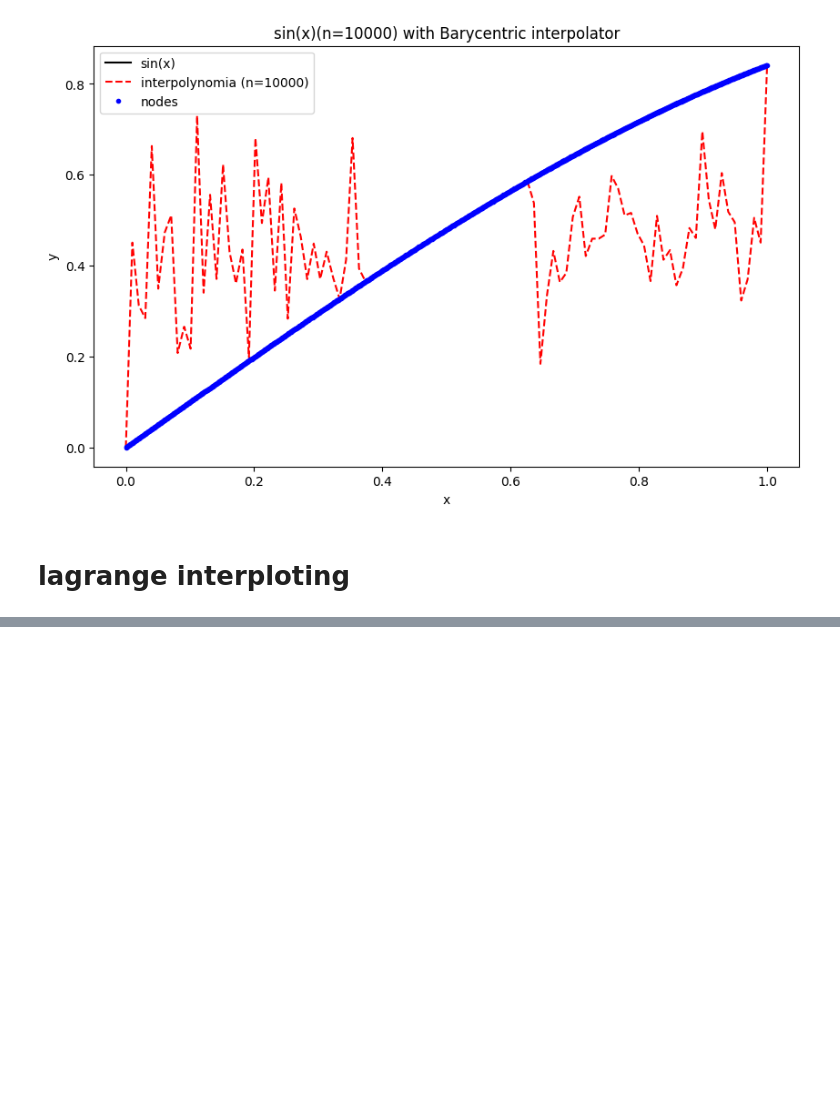
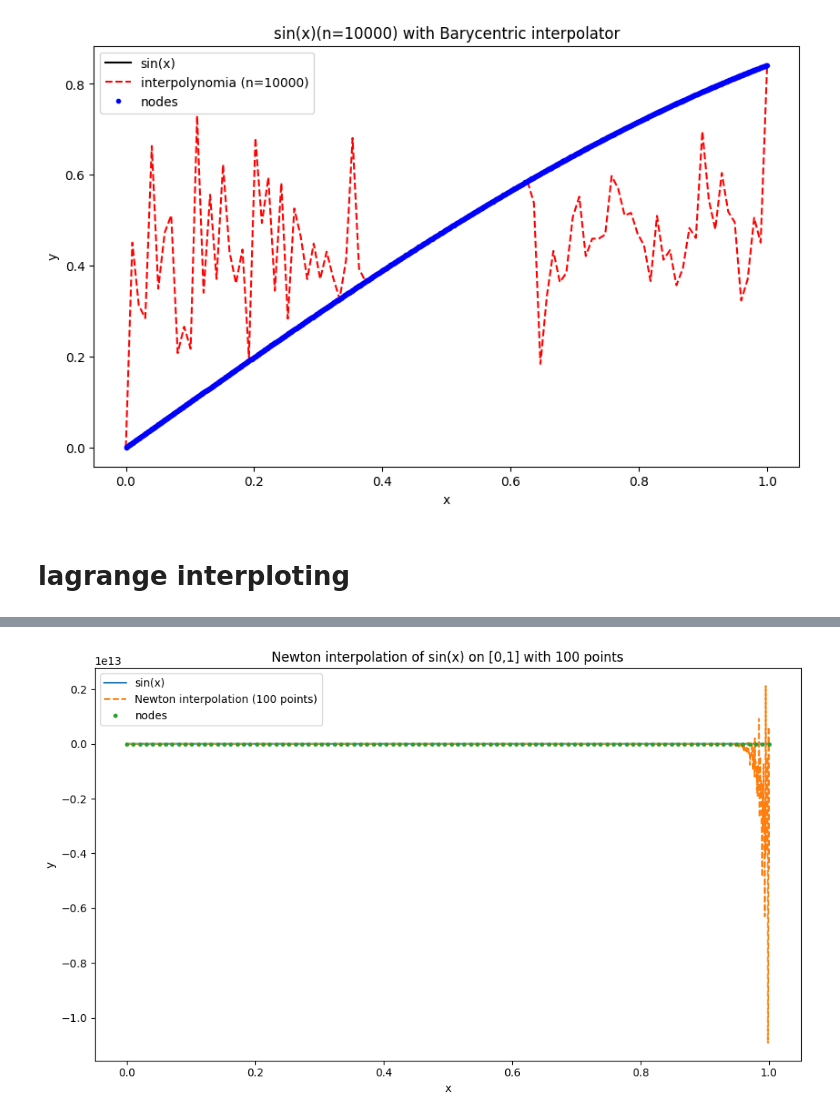
Before and after one commit to chenansc14-rgb/Chen-chung-an, a Jupyter notebook: week 1 homework.ipynb, the cells around one changed output, grey strips where cells are left out. Drawn from its saved outputs; the diff is of its cells as text; code cells hidden in the pictures; blank space fills up the shorter version.

```diff
--- a/week 1 homework.ipynb
+++ b/week 1 homework.ipynb
@@ -150,0 +156,39 @@ KeyboardInterrupt:
+# %%
+def newton_divided_differences(x_nodes, y_nodes):
+    x = np.asarray(x_nodes, dtype=np.float64)
+    coef = np.asarray(y_nodes, dtype=np.float64).copy()
+    n = len(x)
+    for j in range(1, n):
+        coef[j:n] = (coef[j:n] - coef[j-1:n-1]) / (x[j:n] - x[0:n-j])
+    return coef
+# %%
+def newton_eval(x_nodes, coef, x_eval):
+    x = np.asarray(x_eval, dtype=np.float64)
+    p = np.full_like(x, coef[-1], dtype=np.float64)
+    for k in range(len(coef) - 2, -1, -1):
+        p = coef[k] + (x - x_nodes[k]) * p
+    return p
+# %%
+def f(x):
+    return np.sin(x)
+
+a, b = 0.0, 1.0
+n_points = 100
+x_nodes = np.linspace(a, b, n_points, dtype=np.float64)
+y_nodes = f(x_nodes)
+
+coef = newton_divided_differences(x_nodes, y_nodes)
+
+x = np.linspace(a, b, 2000, dtype=np.float64)
+y_true = f(x)
+y_interp = newton_eval(x_nodes, coef, x)
+
+plt.figure(figsize=(10, 6))
+plt.plot(x, y_true, label="sin(x)")
+plt.plot(x, y_interp, "--", label=f"Newton interpolation ({n_points} points)")
+plt.plot(x_nodes, y_nodes, "o", markersize=3, label="nodes")
+plt.xlabel("x"); plt.ylabel("y")
+plt.title("Newton interpolation of sin(x) on [0,1] with 100 points")
+plt.legend(); plt.tight_layout(); plt.show()
+# %% [output]
+[figure, added]
```
Also changed, not shown: parts of 8 cells of this notebook.
